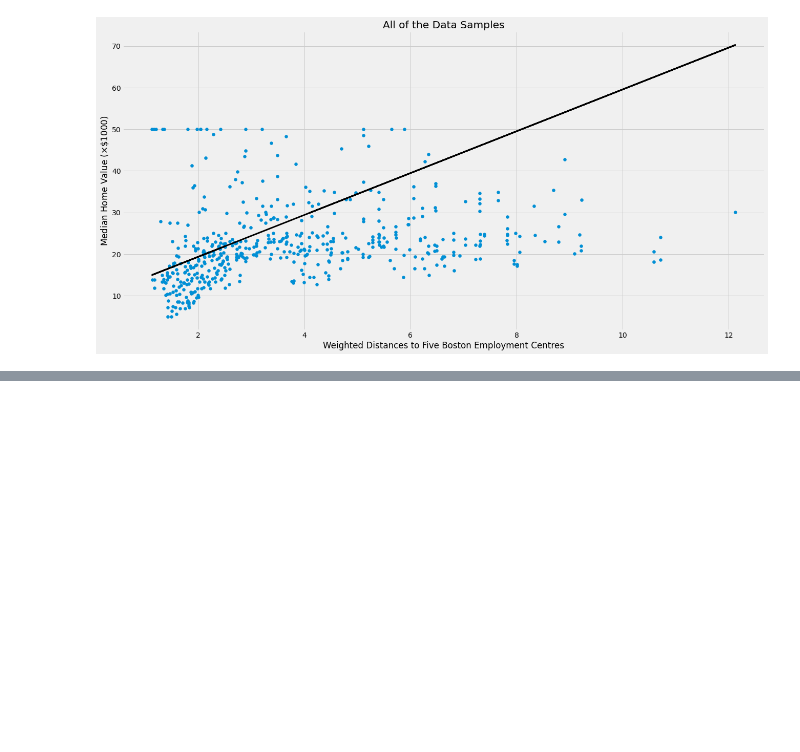
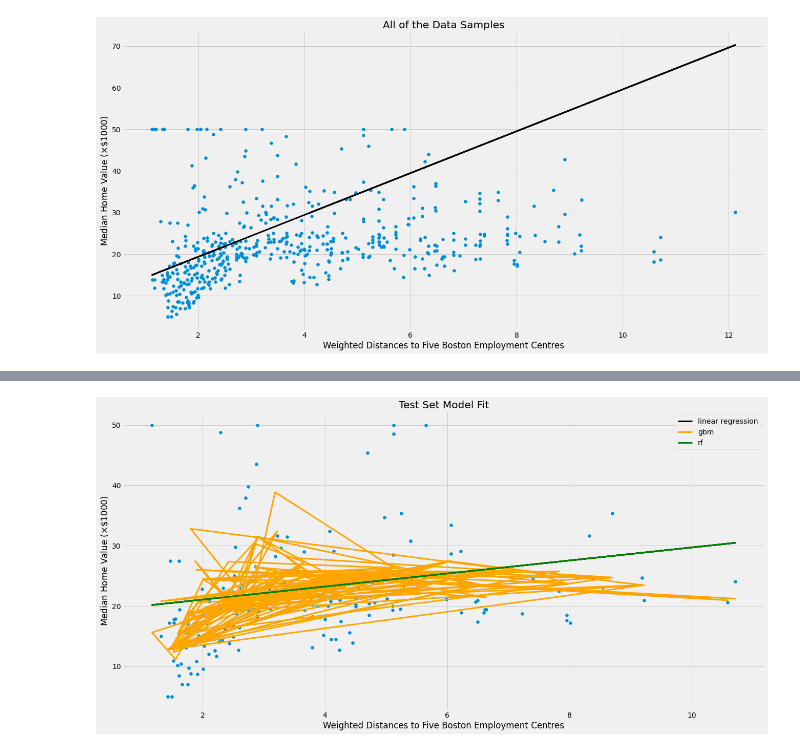
Before and after one commit to yngtodd/eleven, a Jupyter notebook: examples/notebooks/module_05_00_regresion.ipynb, the cells around one changed output, grey strips where cells are left out. Saved outputs shown, nothing was run; the diff lists cells and outputs as text; code cells hidden in the pictures; blank space fills up the shorter version.

```diff
--- a/examples/notebooks/module_05_00_regresion.ipynb
+++ b/examples/notebooks/module_05_00_regresion.ipynb
@@ -190,0 +233,19 @@ plt.show()
+# %%
+lin_reg_preds_test = lin_reg.predict(x_test)
+gbm_preds_test = gbm.predict(x_test)
+rf_preds_test = lin_reg.predict(x_test)
+# %%
+# Train Set Predictions
+plt.figure(figsize=(20, 10))
+plt.scatter(x_test, y_test)
+plt.plot(x_test, lin_reg_preds_test, label='linear regression', color='black', linewidth=3)
+plt.plot(x_test, gbm_preds_test, label='gbm', color='orange', linewidth=3)
+plt.plot(x_test, rf_preds_test, label='rf', color='green', linewidth=3)
+
+plt.xlabel("Weighted Distances to Five Boston Employment Centres")
+plt.ylabel(r"Median Home Value ($\times \$1000$)")
+plt.title("Test Set Model Fit")
+plt.legend()
+plt.show()
+# %% [output]
+[figure, added]
```
Also changed, not shown: parts of 11 cells of this notebook.
